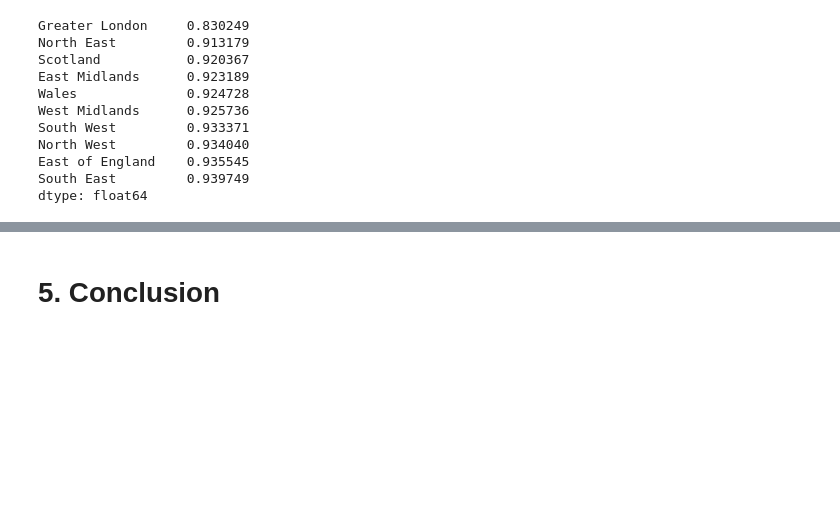
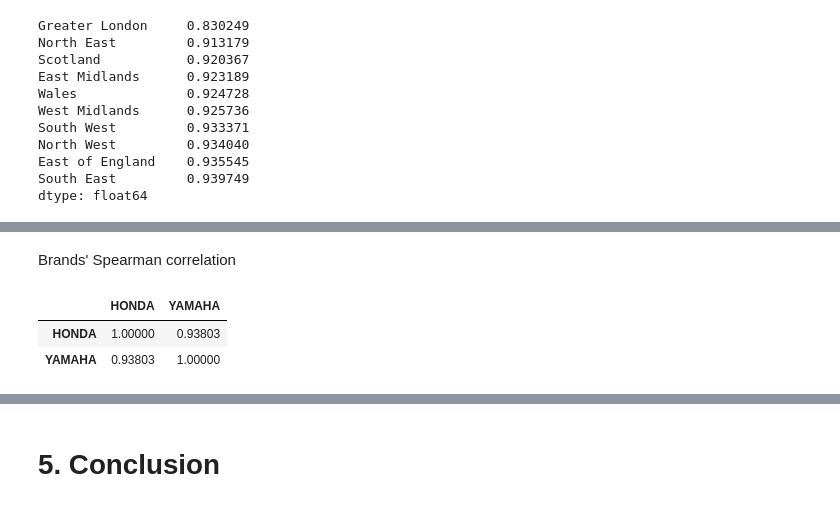
Before and after one commit to sttseitlin/MOT-test-for-motorcycles, a Jupyter notebook: moto.ipynb, the cells around one changed output, grey strips where cells are left out. Cells and saved outputs as stored; diff of their text form; code cells hidden in the pictures; blank space fills up the shorter version.

```diff
--- a/moto.ipynb
+++ b/moto.ipynb
@@ -3274,8 +3341,8 @@ Ranking of rfrs for top 10 brands
 | 9 | Brakes | Roller brake test | Significant brake effort recorded... | 9 | 10 | 6 | 9 | 8 | 7 | ... |
 | 10 | Brakes | Roller brake test | Brake efficiency below minimum re... | 10 | 22 | 19 | 21 | 26 | 18 | ... |
 # %%
-js_dist_matrix = js_distance_matrix(top_make_rfr_comp_pivot)
-spearman_matrix = top_make_rfr_comp_pivot.corr(method='spearman', numeric_only=True)
+brands_js_dist_matrix = js_distance(top_make_rfr_comp_pivot)
+brands_spearman_matrix = top_make_rfr_comp_pivot.corr(method='spearman', numeric_only=True)
 
 fig = make_subplots(
     rows=1, cols=2,
@@ -3283,12 +3350,12 @@ fig = make_subplots(
 )
 
 fig_js = px.imshow(
-        js_dist_matrix,
+        brands_js_dist_matrix,
         width=700,
         height=700,
 )
 fig_spearman = px.imshow(
-        spearman_matrix,
+        brands_spearman_matrix,
         width=700,
         height=700
 )
@@ -3851,0 +3909,8 @@ first_test_failed_items
+# %%
+display(Markdown("Brands' Spearman correlation"))
+brands_spearman_matrix[['HONDA', 'YAMAHA']].head(2)
+# %% [output]
+Brands' Spearman correlation
+|  | HONDA | YAMAHA |
+| HONDA | 1.00000 | 0.93803 |
+| YAMAHA | 0.93803 | 1.00000 |
```
Also changed, not shown: parts of 44 cells of this notebook.
